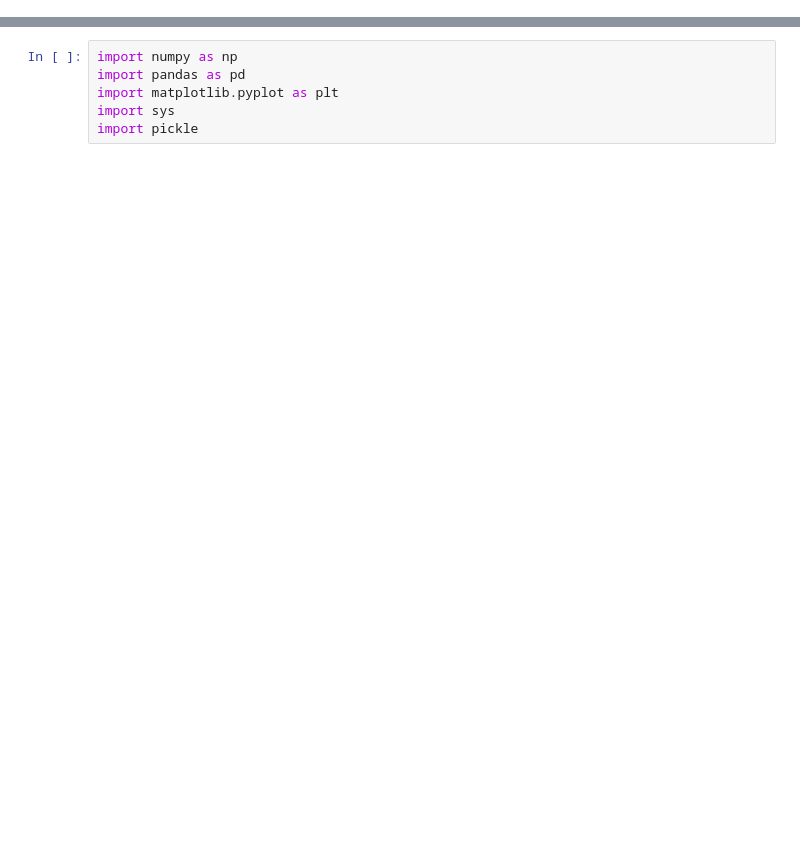
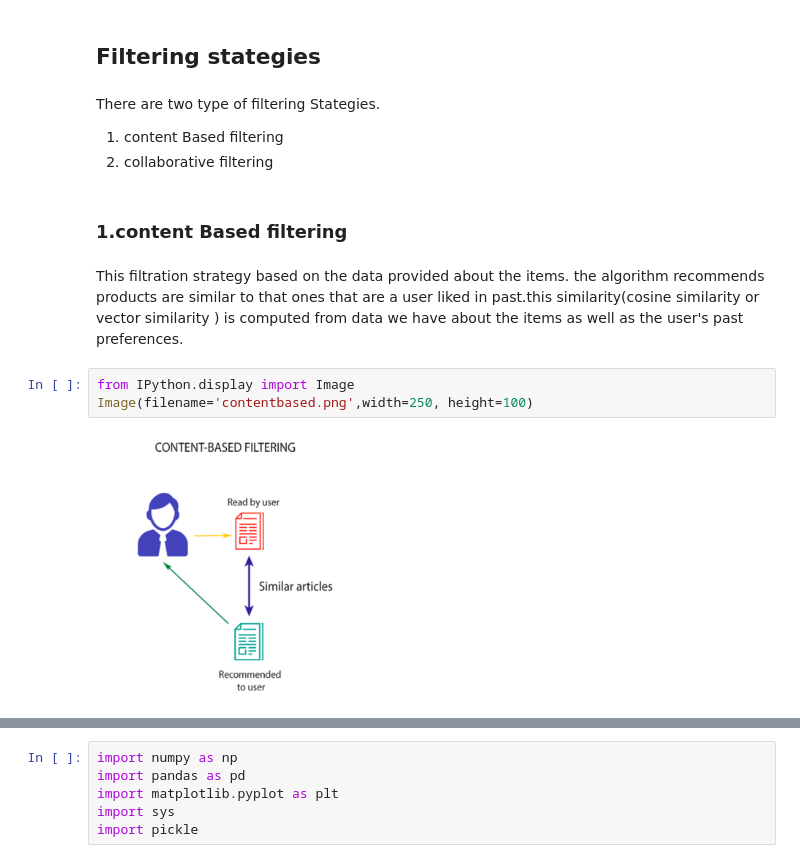
Before and after one commit to Abhinav7272/movie-recommentation-system-, a Jupyter notebook: mrs.ipynb, the cells around one changed output, grey strips where cells are left out. Cells and saved outputs as stored; diff of their text form; blank space fills up the shorter version.

```diff
--- a/mrs.ipynb
+++ b/mrs.ipynb
@@ -0,0 +14,15 @@
+# %% [markdown]
+## Filtering stategies
+# %% [markdown]
+There are two type of filtering Stategies.
+1. content Based filtering
+2. collaborative filtering
+# %% [markdown]
+###  1.content Based filtering
+# %% [markdown]
+This filtration strategy based on the data provided about the items. the algorithm recommends products are similar to that ones that are a user liked in past.this similarity(cosine similarity or vector similarity ) is computed from data we have about the items as well as the user's past preferences.
+# %%
+from IPython.display import Image
+Image(filename='contentbased.png',width=250, height=100)
+# %% [output]
+[figure, added]
```
Also changed, not shown: parts of 73 cells of this notebook, 7 other files.
